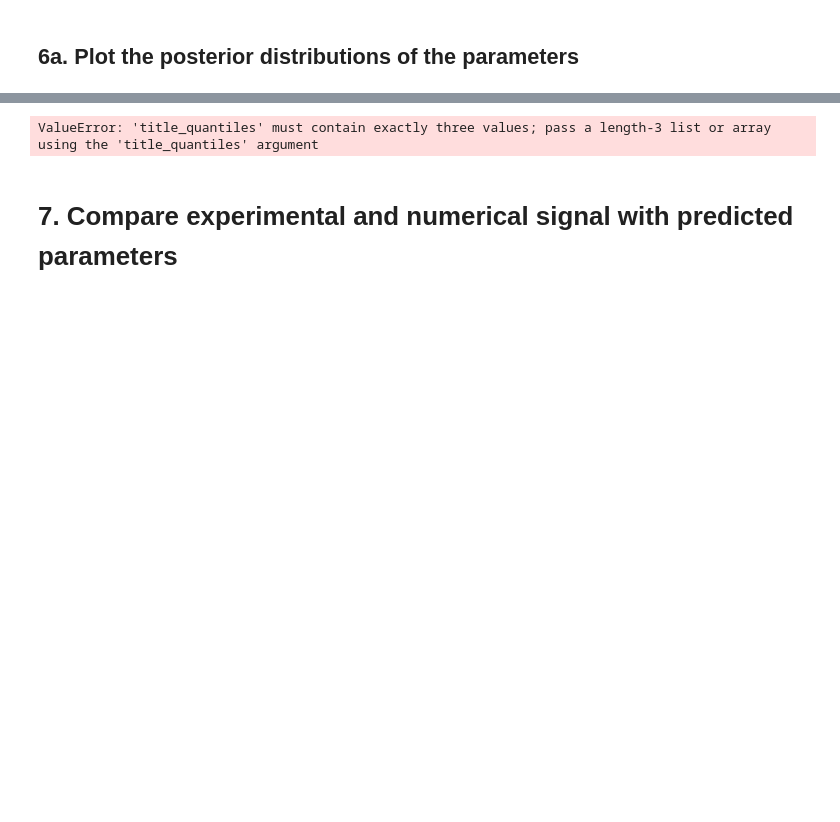
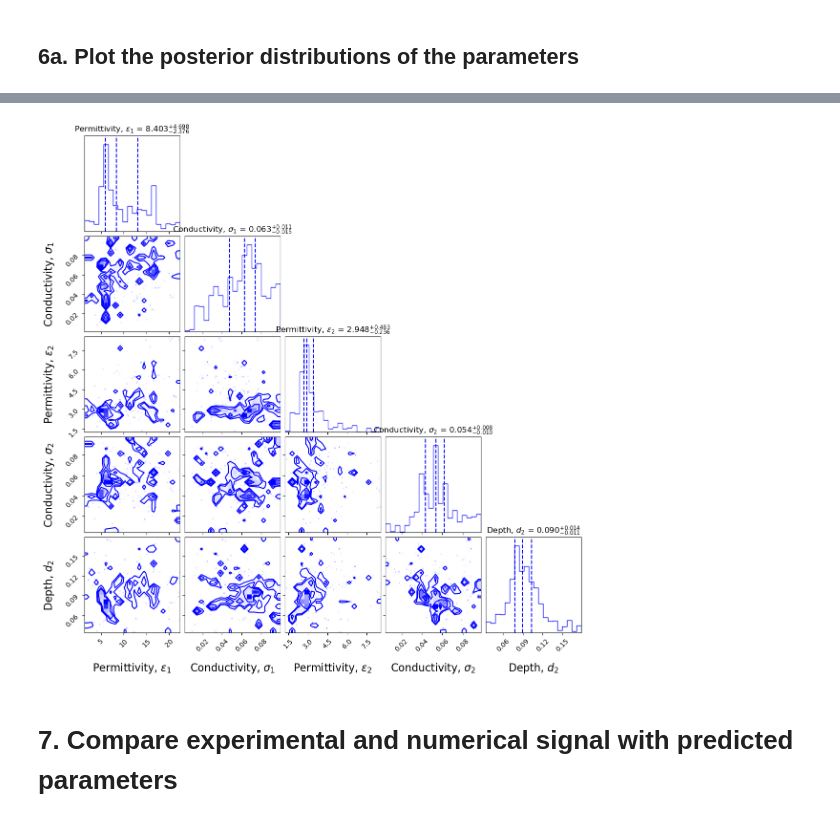
Before and after one commit to ConnervanK/Thesiss, a Jupyter notebook: True_and_Baseline_Models/Code_BayesianInversion.ipynb, the cells around one changed output, grey strips where cells are left out. Cells and saved outputs as stored; diff of their text form; code cells hidden in the pictures; blank space fills up the shorter version.

```diff
--- a/True_and_Baseline_Models/Code_BayesianInversion.ipynb
+++ b/True_and_Baseline_Models/Code_BayesianInversion.ipynb
@@ -277,14 +354,13 @@ KeyboardInterrupt:
 # %%
 import corner
-flat_chain = sampler.get_chain(flat=True) # Get the flat chain with shape (nwalkers * nsteps, ndim)
 label_props = {'fontsize': 16}
 
 fig = corner.corner(flat_chain,
-                    quantiles=[0.5],
+                    quantiles=[.30, .50, .70],
                     labels=[r"Permittivity, $\varepsilon_1$", r"Conductivity, $σ_1$", r"Permittivity, $\varepsilon_2$", r"Conductivity, $σ_2$", r"Depth, $d_2$"],
                     color='b', show_titles=True, title_fmt='.3f', label_kwargs=label_props)
 # %% [output]
-ValueError: 'title_quantiles' must contain exactly three values; pass a length-3 list or array using the 'title_quantiles' argument
+[figure, added]
 # %% [markdown]
 # 7. Compare experimental and numerical signal with predicted parameters
 # %%
```
Also changed, not shown: parts of 10 cells of this notebook, 5 other files.
